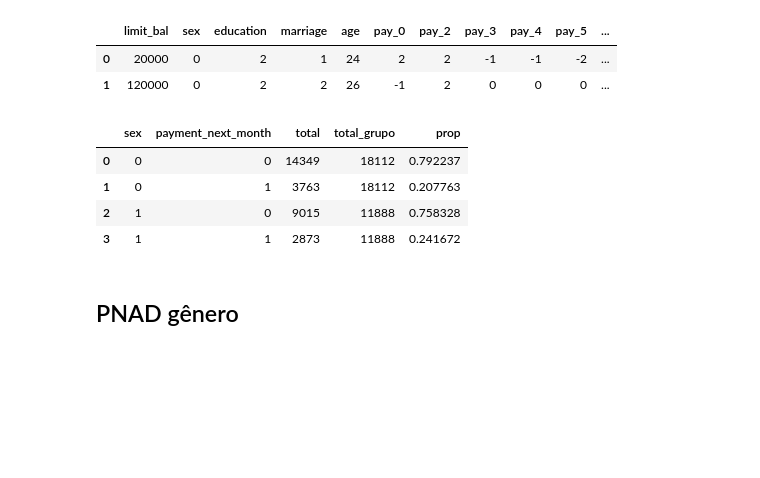
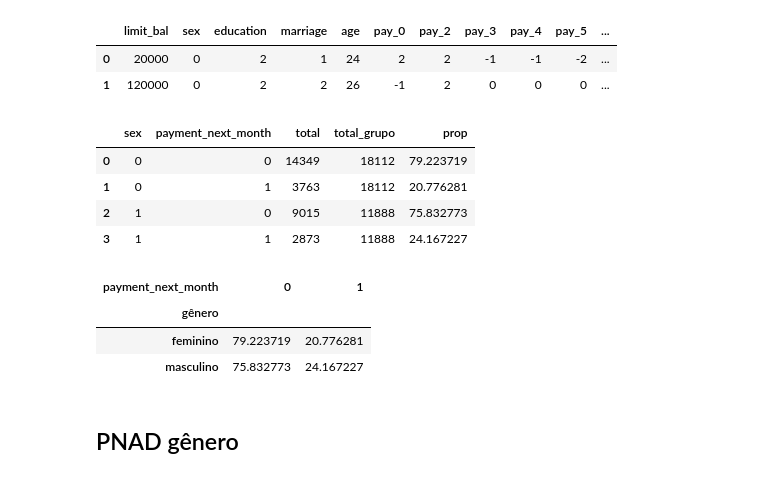
Before and after one commit to cesarojuliana/feature_importance_fairness_pt2, a Jupyter notebook: Análise disparidade entre grupos.ipynb, the cells around one changed output. Saved outputs shown, nothing was run; the diff lists cells and outputs as text; code cells hidden in the pictures; blank space fills up the shorter version.

```diff
--- a/Análise disparidade entre grupos.ipynb
+++ b/Análise disparidade entre grupos.ipynb
@@ -2,7 +2,10 @@
 import pandas as pd
 pd.set_option('display.max_columns', None)
 
-path = '/home/juliana/Documents/mestrado_projetos/colab_mestrado/'
+import matplotlib.pyplot as pl
+%matplotlib inline
+
+path = 'dataset/'
 # %% [markdown]
 ## German
 # %%
@@ -123,7 +153,7 @@ df
 label = 'payment_next_month'
 protected_attribute = 'sex'
 
-df_original = pd.read_excel(path + 'data/default of credit card clients.xls', header=1)
+df_original = pd.read_excel(path + 'default of credit card clients.xls', header=1)
 df_original.columns = ['id', 'limit_bal', 'sex', 'education', 'marriage', 'age',
                        'pay_0', 'pay_2', 'pay_3', 'pay_4', 'pay_5', 'pay_6',
                        'bill_amt1', 'bill_amt2', 'bill_amt3', 'bill_amt4', 'bill_amt5',
@@ -145,15 +175,24 @@ df_original.head(2)
 # %%
 df = df_original.groupby([protected_attribute, label]).size().reset_index(name='total')
 df_grupo = df_original.groupby([protected_attribute]).size().reset_index(name='total_grupo')
 df = pd.merge(df, df_grupo, on=protected_attribute)
-df['prop'] = df['total'] / df['total_grupo']
+df['prop'] = 100 * (df['total'] / df['total_grupo'])
 df
 # %% [output]
 |  | sex | payment_next_month | total | total_grupo | prop |
-| 0 | 0 | 0 | 14349 | 18112 | 0.792237 |
-| 1 | 0 | 1 | 3763 | 18112 | 0.207763 |
-| 2 | 1 | 0 | 9015 | 11888 | 0.758328 |
-| 3 | 1 | 1 | 2873 | 11888 | 0.241672 |
+| 0 | 0 | 0 | 14349 | 18112 | 79.223719 |
+| 1 | 0 | 1 | 3763 | 18112 | 20.776281 |
+| 2 | 1 | 0 | 9015 | 11888 | 75.832773 |
+| 3 | 1 | 1 | 2873 | 11888 | 24.167227 |
+# %%
+df['gênero'] = df['sex'].apply(lambda x: 'feminino' if x== 0 else 'masculino')
+df_default = pd.pivot_table(df, index='gênero', columns='payment_next_month', values='prop')
+df_default
+# %% [output]
+| payment_next_month | 0 | 1 |
+| gênero |  |  |
+| feminino | 79.223719 | 20.776281 |
+| masculino | 75.832773 | 24.167227 |
 # %% [markdown]
 ## PNAD gênero
 # %%
```
Also changed, not shown: parts of 17 cells of this notebook.
